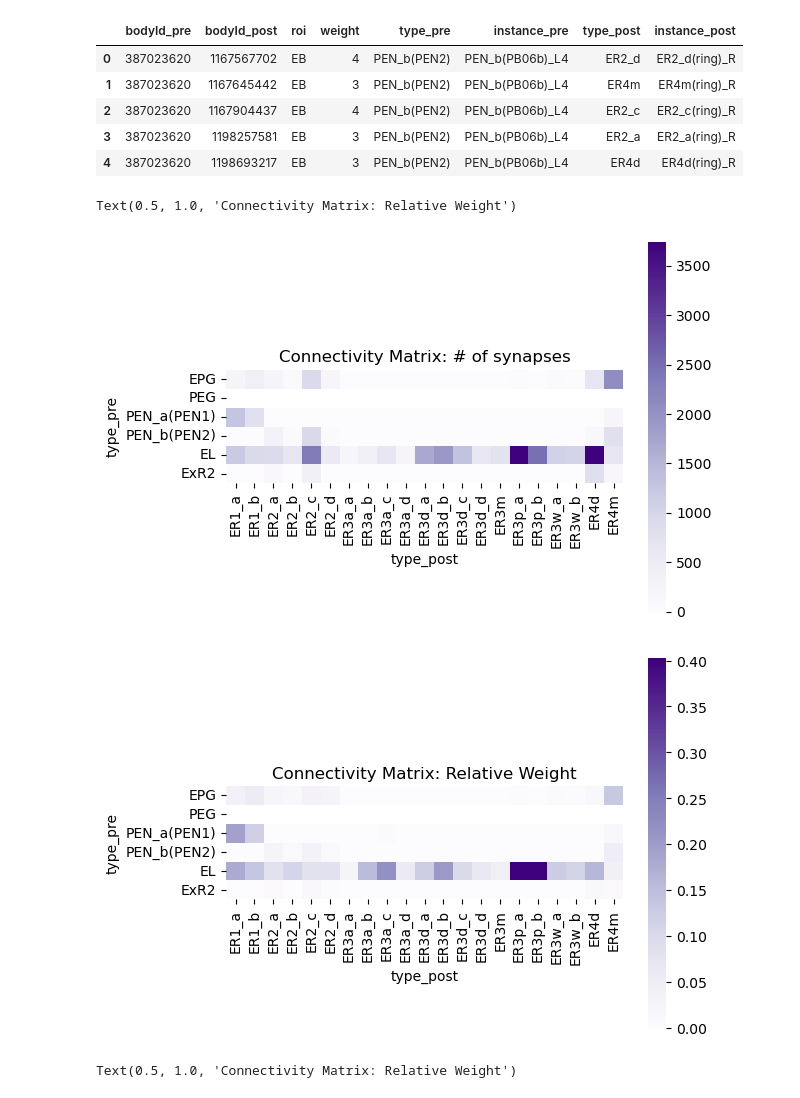
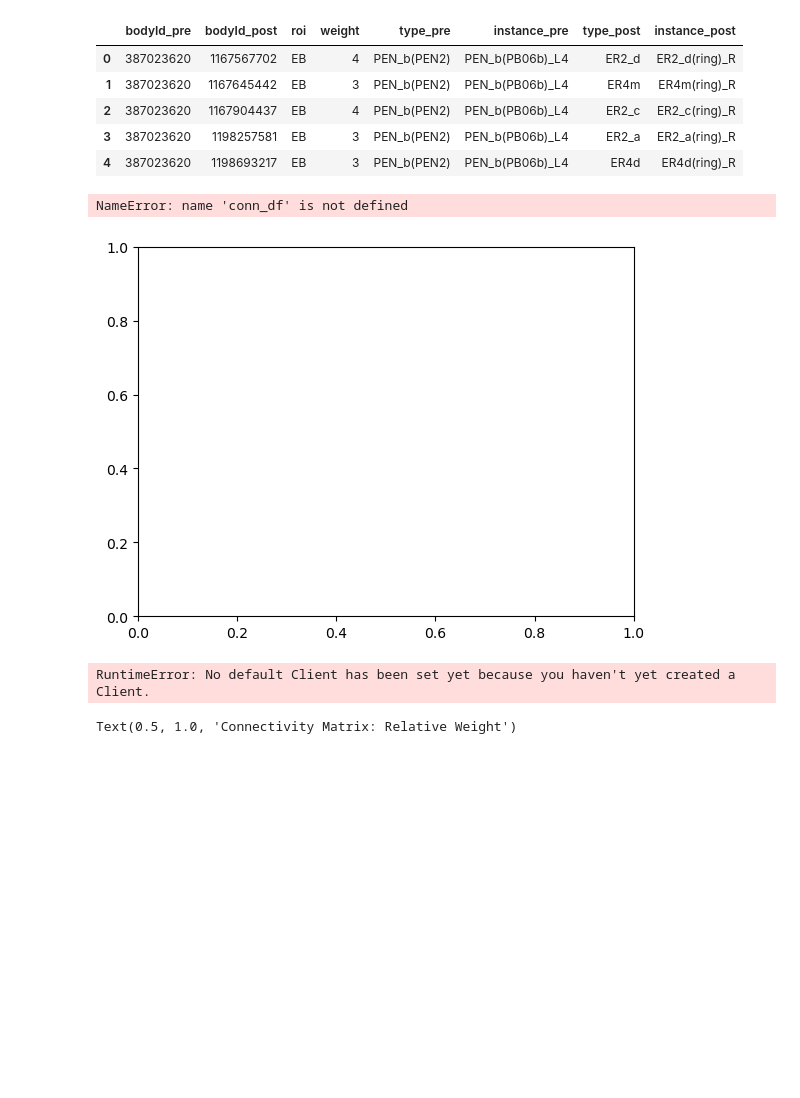
Before and after one commit to yfisher-lab/NeuromodPlasticity, a Jupyter notebook: Notebooks/connectomics_analysis/EL_connectomics.ipynb, the cells around one changed output. Saved outputs shown, nothing was run; the diff lists cells and outputs as text; code cells hidden in the pictures; blank space fills up the shorter version.

```diff
--- a/Notebooks/connectomics_analysis/EL_connectomics.ipynb
+++ b/Notebooks/connectomics_analysis/EL_connectomics.ipynb
@@ -42,10 +45,10 @@ post_query = NC(type=['ER1.*', 'ER2.*', 'ER3.*', 'ER4.*'], inputRois=['EB'])
 # %%
 # get connnectivity matrix
-neuron_df, conn_df = fetch_adjacencies(pre_query, post_query, rois=['EB'],properties=['type', 'instance', 'bodyID'],
+neuron_df, conn_df = npt.fetch_adjacencies(pre_query, post_query, rois=['EB'],properties=['type', 'instance', 'bodyID'],
                                        min_roi_weight=3)
-conn_df = merge_neuron_properties(neuron_df, conn_df, ['type', 'instance'])
+conn_df = npt.merge_neuron_properties(neuron_df, conn_df, ['type', 'instance'])
 
-all_EB_synapses = fetch_synapses(conn_df['bodyId_post'].unique(), SC(rois='EB', type='post', primary_only=True))
+all_EB_synapses = npt.fetch_synapses(conn_df['bodyId_post'].unique(), SC(rois='EB', type='post', primary_only=True))
 # %%
 conn_df.head()
 # %% [output]
@@ -66,30 +69,31 @@ for i, row in conn_df.iterrows():
 conn_df['relative_weight'] = relative_weights
 # %%
 fig, ax = plt.subplots()
-conn_matrix_df = connection_table_to_matrix(conn_df, weight_col='weight', sort_by='type', group_cols='type')
+conn_matrix_df = npt.connection_table_to_matrix(conn_df, weight_col='weight', sort_by='type', group_cols='type')
 
 sns.heatmap(conn_matrix_df.reindex(["EPG", "PEG", "PEN_a(PEN1)", "PEN_b(PEN2)", "EL", "ExR2"]),
             cmap='Purples', annot=False, ax = ax, square=True, vmin=0, vmax=np.percentile(conn_matrix_df.values,99))
 ax.set_title('Connectivity Matrix: # of synapses')
 
 fig, ax = plt.subplots()
-conn_matrix_df = connection_table_to_matrix(conn_df, weight_col='relative_weight', sort_by='type', group_cols='type')
+conn_matrix_df = npt.connection_table_to_matrix(conn_df, weight_col='relative_weight', sort_by='type', group_cols='type')
 sns.heatmap(conn_matrix_df.reindex(["EPG", "PEG", "PEN_a(PEN1)", "PEN_b(PEN2)", "EL", "ExR2"]),
             cmap='Purples', annot=False, ax=ax, square=True, vmin=0, vmax=np.percentile(conn_matrix_df.values,99))
 ax.set_title('Connectivity Matrix: Relative Weight')
 # %% [output]
-Text(0.5, 1.0, 'Connectivity Matrix: Relative Weight')
+NameError: name 'conn_df' is not defined
-[figure, old version]
+[figure, new version]
-[figure, removed]
 # %%
 post_query = NC(type=['EL', 'ExR2'])
-neuron_df, conn_df = fetch_adjacencies(None, post_query, rois=['EB'],properties=['type', 'instance', 'bodyID'],
+neuron_df, conn_df = npt.fetch_adjacencies(None, post_query, rois=['EB'],properties=['type', 'instance', 'bodyID'],
                                        min_roi_weight=3)
 # neuron_df, conn_df = fetch_adjacencies(None, post_query,properties=['type', 'instance', 'bodyID'])
-conn_df = merge_neuron_properties(neuron_df, conn_df, ['type', 'instance'])
+conn_df = npt.merge_neuron_properties(neuron_df, conn_df, ['type', 'instance'])
 
-all_EB_synapses = fetch_synapses(conn_df['bodyId_post'].unique(), SC(rois=['EB'], type='post', primary_only=True))
+all_EB_synapses = npt.fetch_synapses(conn_df['bodyId_post'].unique(), SC(rois=['EB'], type='post', primary_only=True))
 # all_EB_synapses = fetch_synapses(conn_df['bodyId_post'].unique(), SC( type='post'))
+# %% [output]
+RuntimeError: No default Client has been set yet because you haven't yet created a Client.
 # %%
 # convert connecticity to "relative weight"
 relative_weights = []
```
Also changed, not shown: parts of 11 cells of this notebook, 5 other files.
